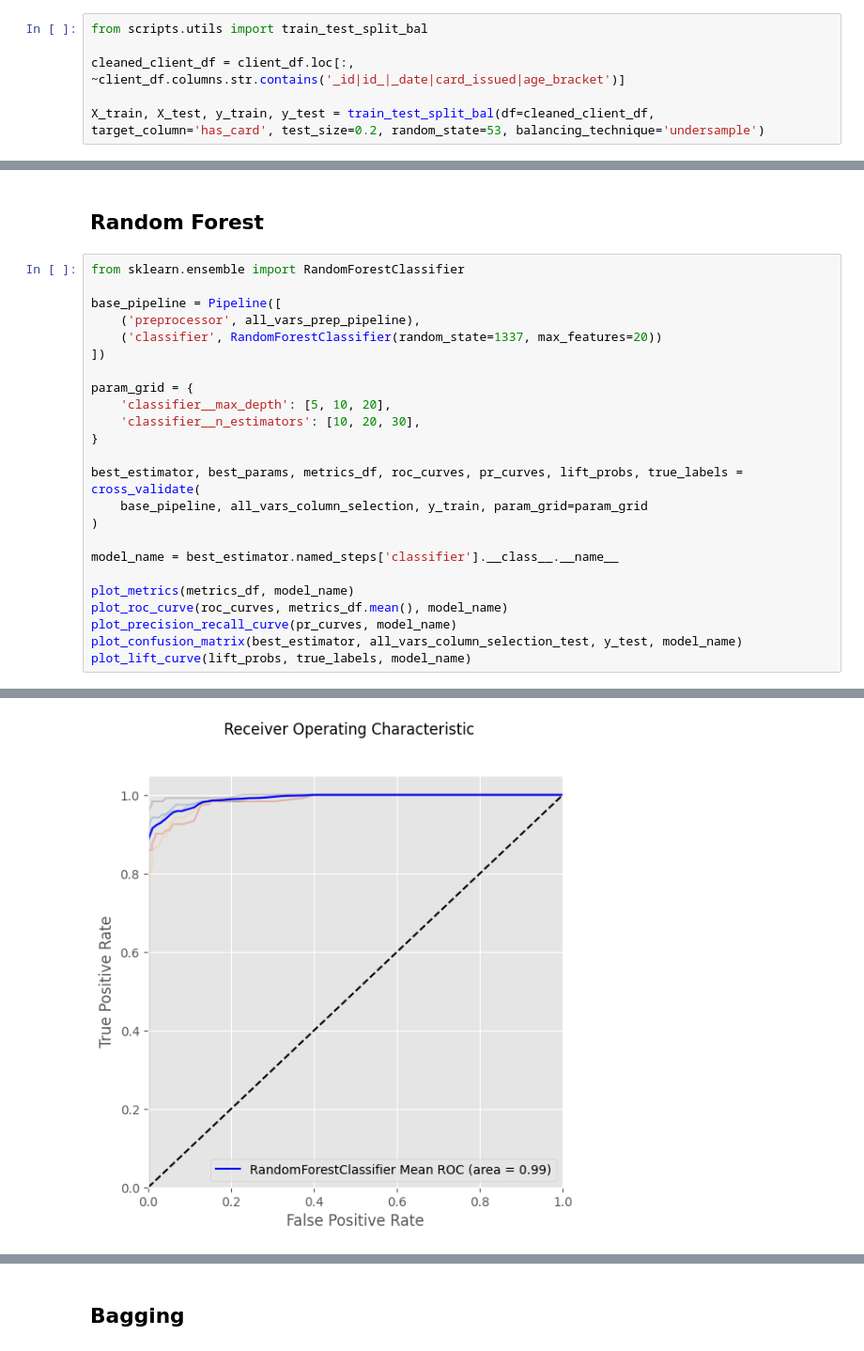
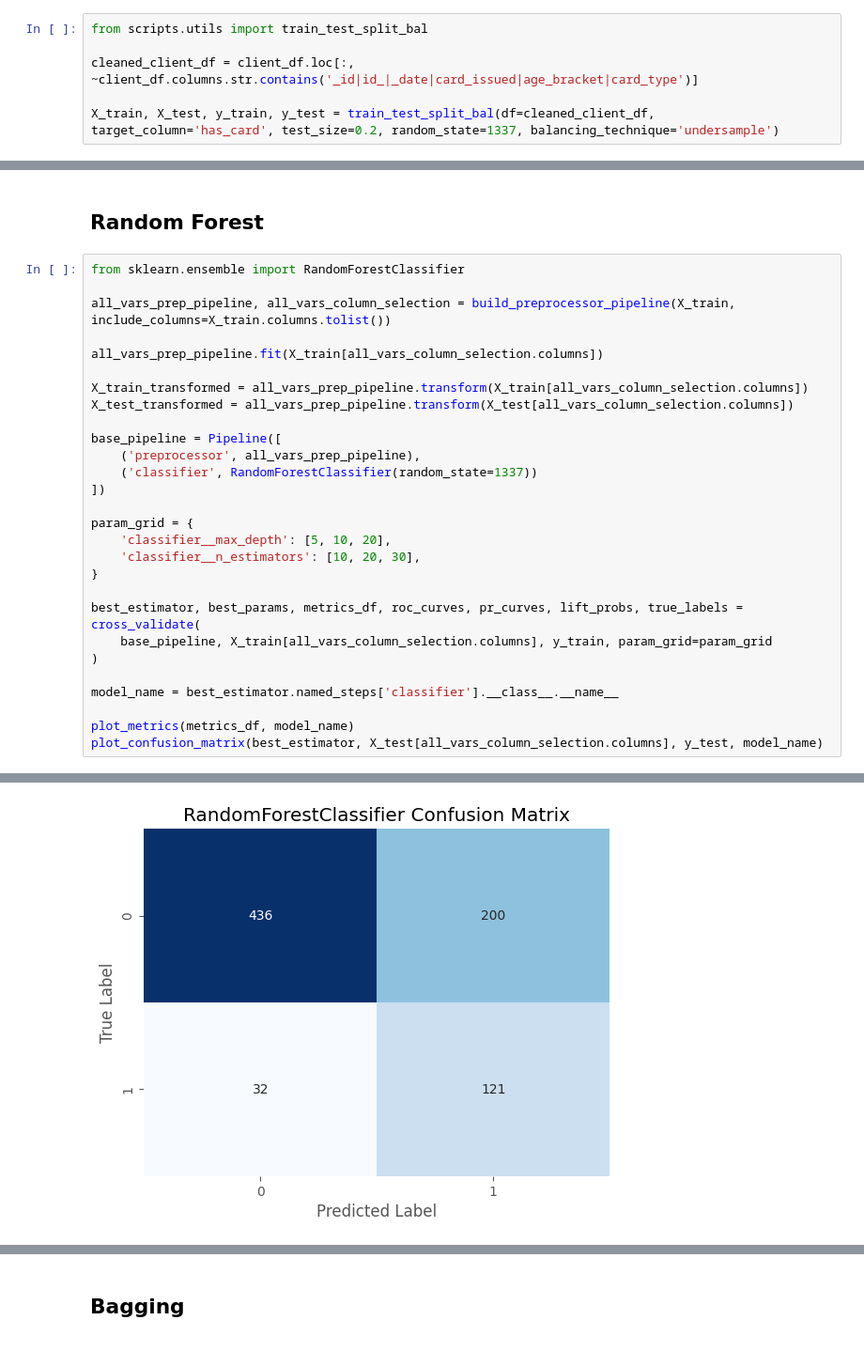
Before and after one commit to okaynils/fhnw-ds-aml, a Jupyter notebook: notebook.ipynb, the cells around one changed output, grey strips where cells are left out. Shown at 94% size. Cells and saved outputs as stored; diff of their text form.

```diff
--- a/notebook.ipynb
+++ b/notebook.ipynb
@@ -992,9 +992,9 @@ plot_agg_variables(client_df, 'volume', ['mean'])
 # %%
 from scripts.utils import train_test_split_bal
 
-cleaned_client_df = client_df.loc[:, ~client_df.columns.str.contains('_id|id_|_date|card_issued|age_bracket')]
+cleaned_client_df = client_df.loc[:, ~client_df.columns.str.contains('_id|id_|_date|card_issued|age_bracket|card_type')]
 
-X_train, X_test, y_train, y_test = train_test_split_bal(df=cleaned_client_df, target_column='has_card', test_size=0.2, random_state=53, balancing_technique='undersample')
+X_train, X_test, y_train, y_test = train_test_split_bal(df=cleaned_client_df, target_column='has_card', test_size=0.2, random_state=1337, balancing_technique='undersample')
 # %%
 print('Train set:')
 print(y_train.value_counts(normalize=True))
@@ -1090,9 +1138,16 @@ NameError: name 'summarize_fit' is not defined
 # %%
 from sklearn.ensemble import RandomForestClassifier
 
+all_vars_prep_pipeline, all_vars_column_selection = build_preprocessor_pipeline(X_train, include_columns=X_train.columns.tolist())
+
+all_vars_prep_pipeline.fit(X_train[all_vars_column_selection.columns])
+
+X_train_transformed = all_vars_prep_pipeline.transform(X_train[all_vars_column_selection.columns])
+X_test_transformed = all_vars_prep_pipeline.transform(X_test[all_vars_column_selection.columns])
+
 base_pipeline = Pipeline([
     ('preprocessor', all_vars_prep_pipeline),
-    ('classifier', RandomForestClassifier(random_state=1337, max_features=20))
+    ('classifier', RandomForestClassifier(random_state=1337))
 ])
 
 param_grid = {
@@ -1101,14 +1156,11 @@ param_grid = {
 }
 
 best_estimator, best_params, metrics_df, roc_curves, pr_curves, lift_probs, true_labels = cross_validate(
-    base_pipeline, all_vars_column_selection, y_train, param_grid=param_grid
+    base_pipeline, X_train[all_vars_column_selection.columns], y_train, param_grid=param_grid
 )
 
 model_name = best_estimator.named_steps['classifier'].__class__.__name__
 
 plot_metrics(metrics_df, model_name)
-plot_roc_curve(roc_curves, metrics_df.mean(), model_name)
-plot_precision_recall_curve(pr_curves, model_name)
-plot_confusion_matrix(best_estimator, all_vars_column_selection_test, y_test, model_name)
-plot_lift_curve(lift_probs, true_labels, model_name)
+plot_confusion_matrix(best_estimator, X_test[all_vars_column_selection.columns], y_test, model_name)
 # %% [output]
@@ -1122 +1168 @@ plot_lift_curve(lift_probs, true_labels, model_name)
-[figure, old version]
+[figure, new version]
```
Also changed, not shown: parts of 18 cells of this notebook, 1 other file.
